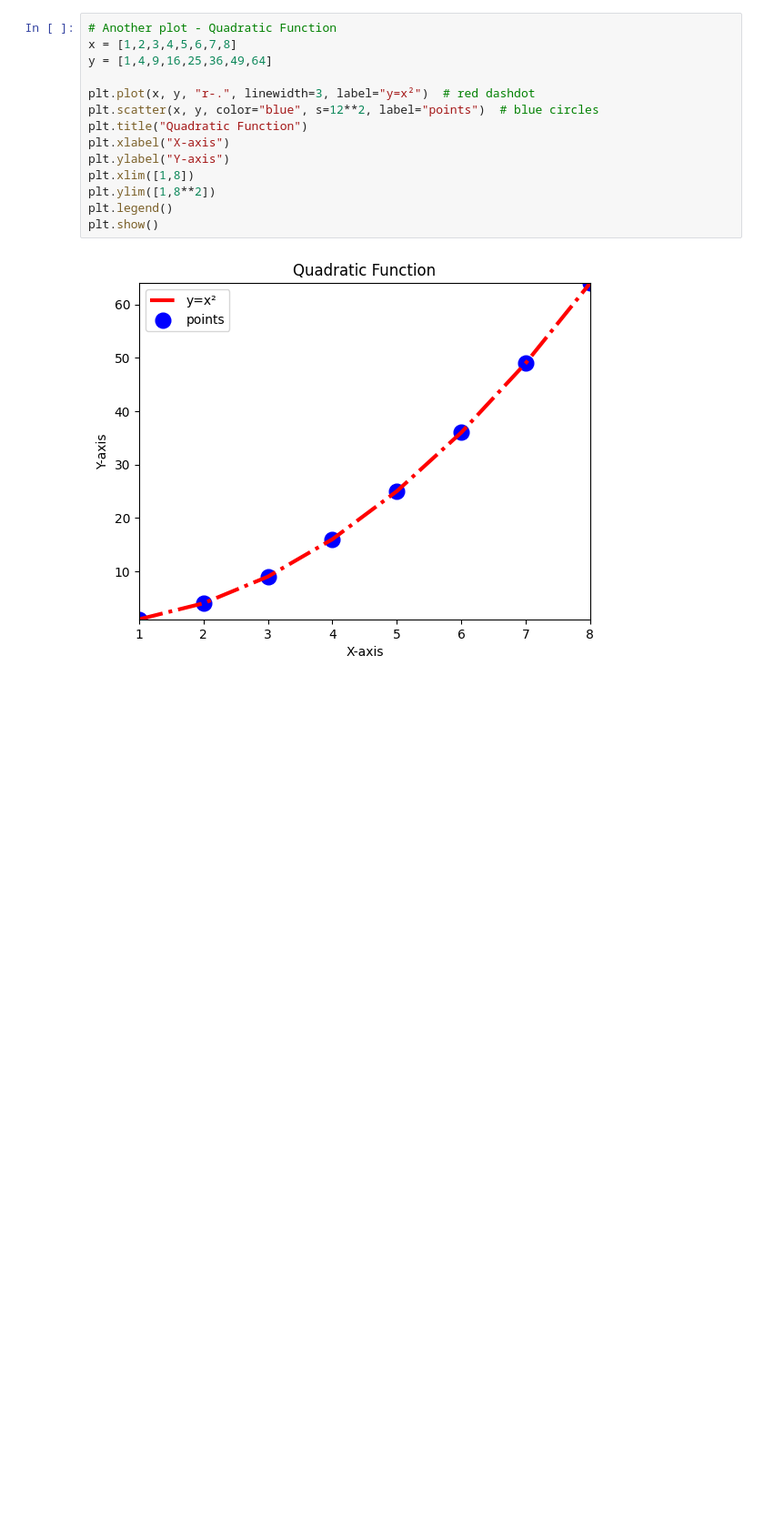
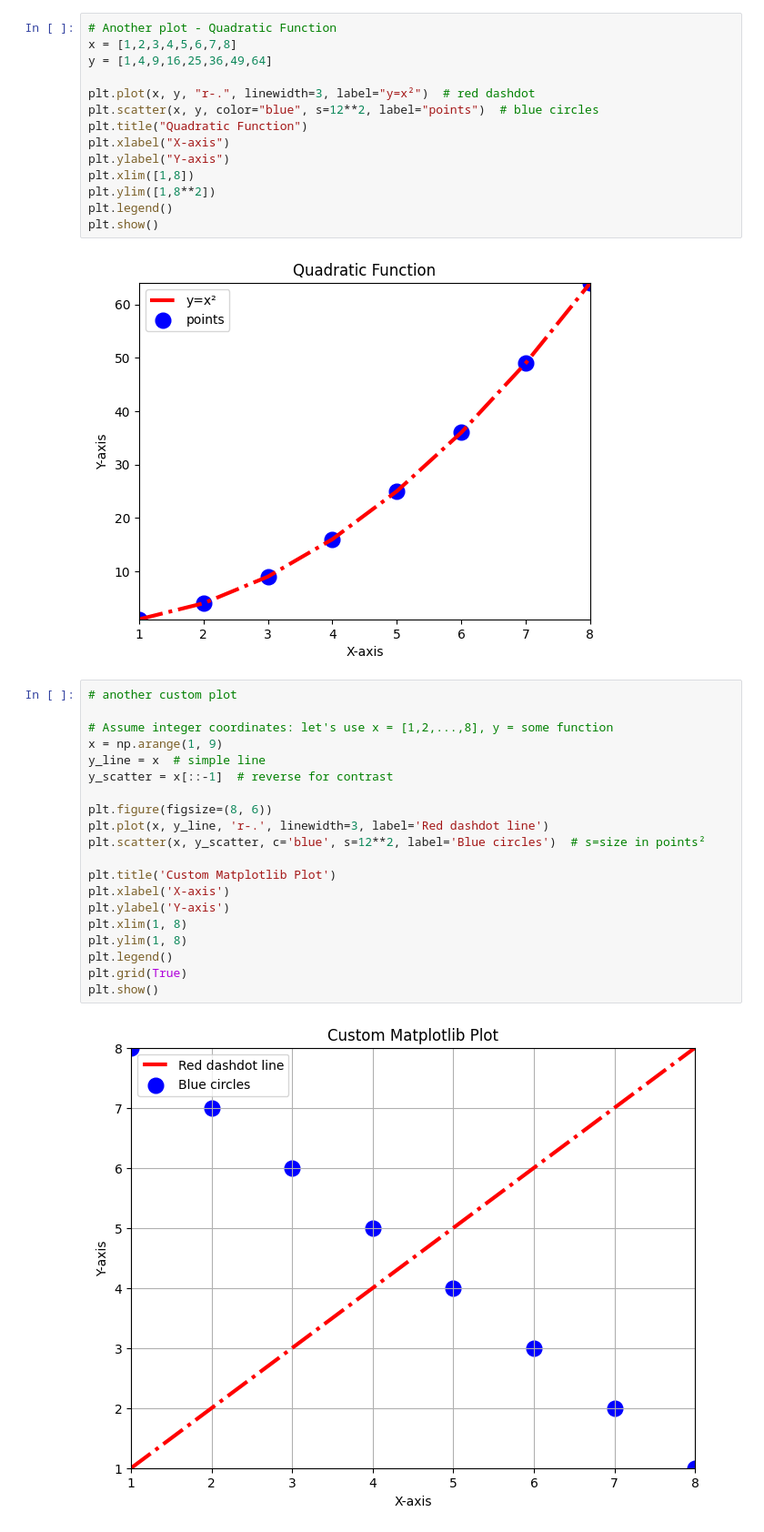
Before and after one commit to stkisengese/visualizations, a Jupyter notebook: ex03_matplotlib_1.ipynb, the cells around one changed output. Shown at 91% size. Drawn from its saved outputs; the diff is of its cells as text; blank space fills up the shorter version.

Commit message:
feat:  add a custom plot with  contrast data plots for the axes

```diff
--- a/ex03_matplotlib_1.ipynb
+++ b/ex03_matplotlib_1.ipynb
@@ -73,3 +73,25 @@ plt.legend()
 plt.show()
 # %% [output]
 [figure]
+# %%
+# another custom plot
+
+# Assume integer coordinates: let's use x = [1,2,...,8], y = some function
+x = np.arange(1, 9)
+y_line = x  # simple line
+y_scatter = x[::-1]  # reverse for contrast
+
+plt.figure(figsize=(8, 6))
+plt.plot(x, y_line, 'r-.', linewidth=3, label='Red dashdot line')
+plt.scatter(x, y_scatter, c='blue', s=12**2, label='Blue circles')  # s=size in points²
+
+plt.title('Custom Matplotlib Plot')
+plt.xlabel('X-axis')
+plt.ylabel('Y-axis')
+plt.xlim(1, 8)
+plt.ylim(1, 8)
+plt.legend()
+plt.grid(True)
+plt.show()
+# %% [output]
+[figure, added]
```
